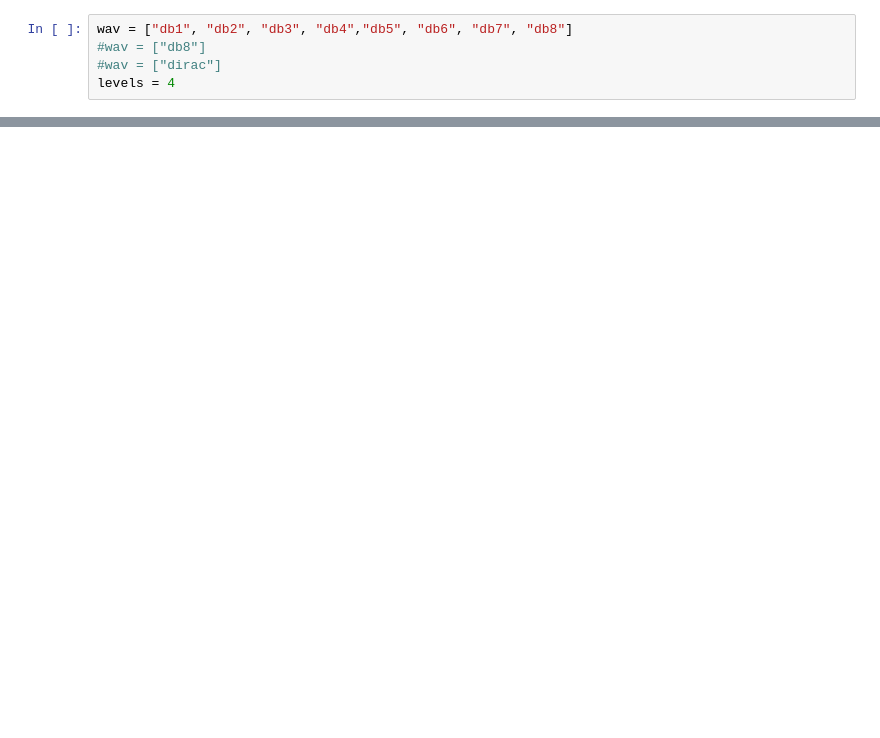
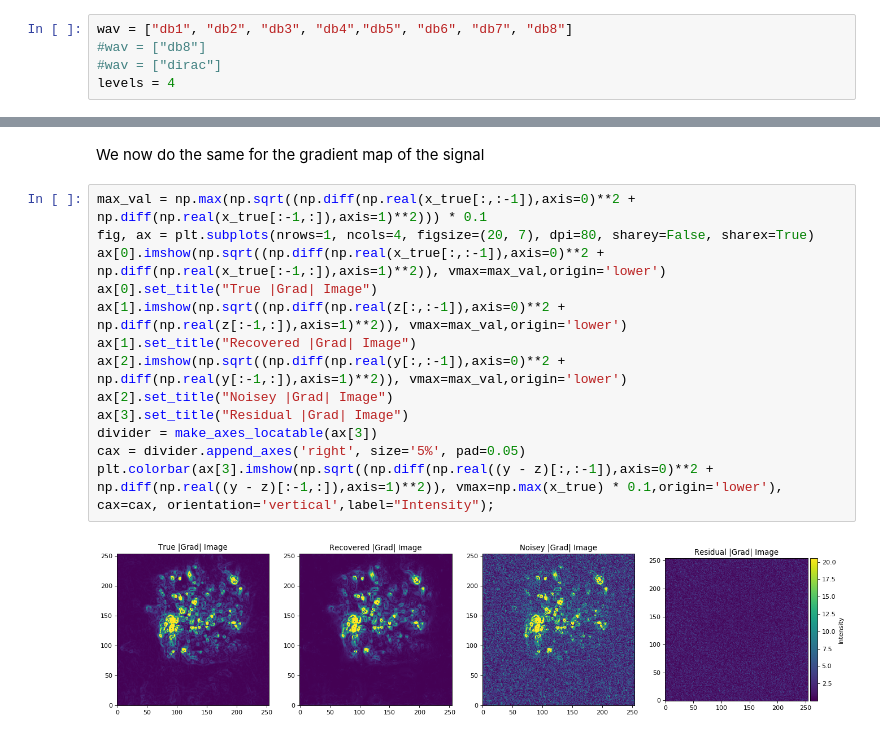
Before and after one commit to Luke-Pratley/Clear-Skies, a Jupyter notebook: examples/2d_denoising_example.ipynb, the cells around one changed output, grey strips where cells are left out. Drawn from its saved outputs; the diff is of its cells as text; blank space fills up the shorter version.

```diff
--- a/examples/2d_denoising_example.ipynb
+++ b/examples/2d_denoising_example.ipynb
@@ -84,0 +98,17 @@ plt.imshow(np.sqrt((np.diff(np.real(x_true[:,:-1]),axis=0)**2 + np.diff(np.real(
+# %% [markdown]
+We now do the same for the gradient map of the signal
+# %%
+max_val = np.max(np.sqrt((np.diff(np.real(x_true[:,:-1]),axis=0)**2 + np.diff(np.real(x_true[:-1,:]),axis=1)**2))) * 0.1
+fig, ax = plt.subplots(nrows=1, ncols=4, figsize=(20, 7), dpi=80, sharey=False, sharex=True)
+ax[0].imshow(np.sqrt((np.diff(np.real(x_true[:,:-1]),axis=0)**2 + np.diff(np.real(x_true[:-1,:]),axis=1)**2)), vmax=max_val,origin='lower')
+ax[0].set_title("True |Grad| Image")
+ax[1].imshow(np.sqrt((np.diff(np.real(z[:,:-1]),axis=0)**2 + np.diff(np.real(z[:-1,:]),axis=1)**2)), vmax=max_val,origin='lower')
+ax[1].set_title("Recovered |Grad| Image")
+ax[2].imshow(np.sqrt((np.diff(np.real(y[:,:-1]),axis=0)**2 + np.diff(np.real(y[:-1,:]),axis=1)**2)), vmax=max_val,origin='lower')
+ax[2].set_title("Noisey |Grad| Image")
+ax[3].set_title("Residual |Grad| Image")
+divider = make_axes_locatable(ax[3])
+cax = divider.append_axes('right', size='5%', pad=0.05)
+plt.colorbar(ax[3].imshow(np.sqrt((np.diff(np.real((y - z)[:,:-1]),axis=0)**2 + np.diff(np.real((y - z)[:-1,:]),axis=1)**2)), vmax=np.max(x_true) * 0.1,origin='lower'), cax=cax, orientation='vertical',label="Intensity");
+# %% [output]
+[figure, added]
```
Also changed, not shown: parts of 16 cells of this notebook.
